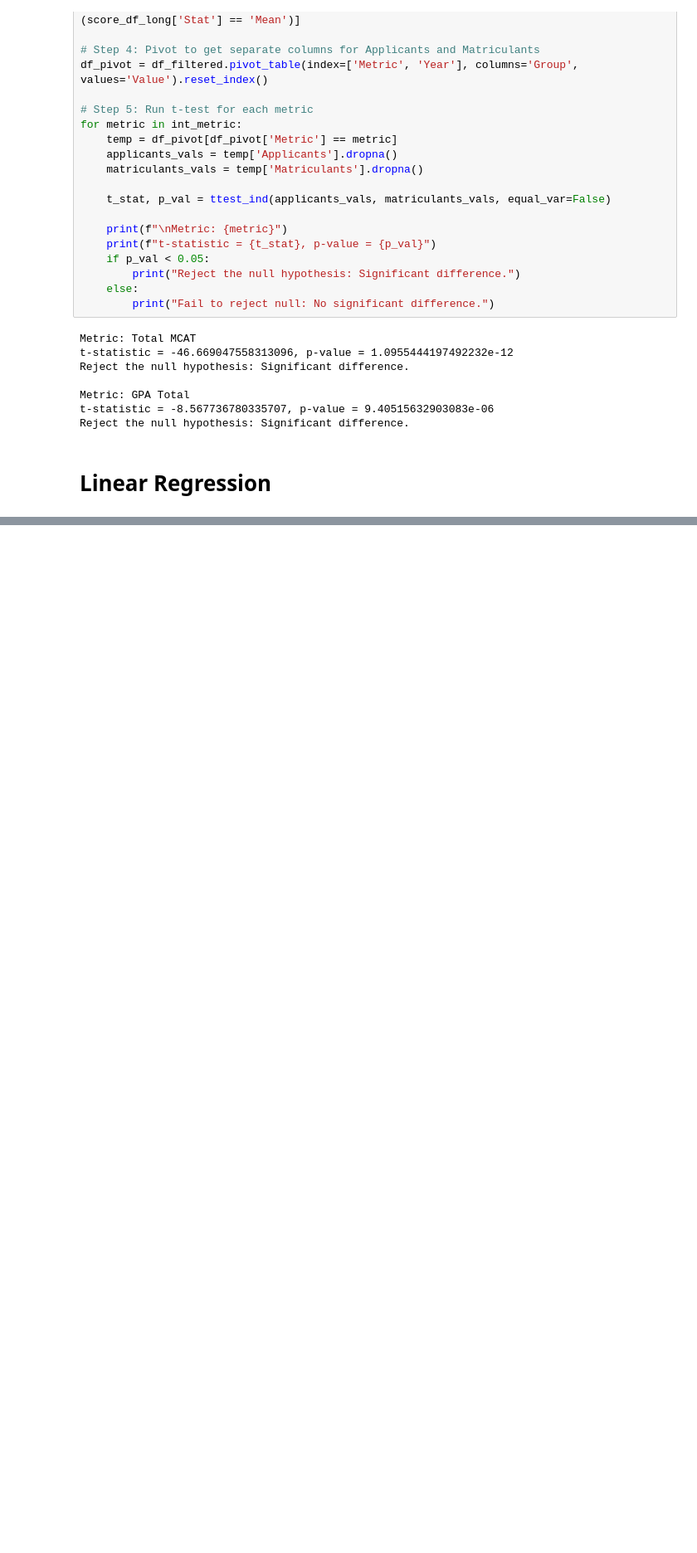
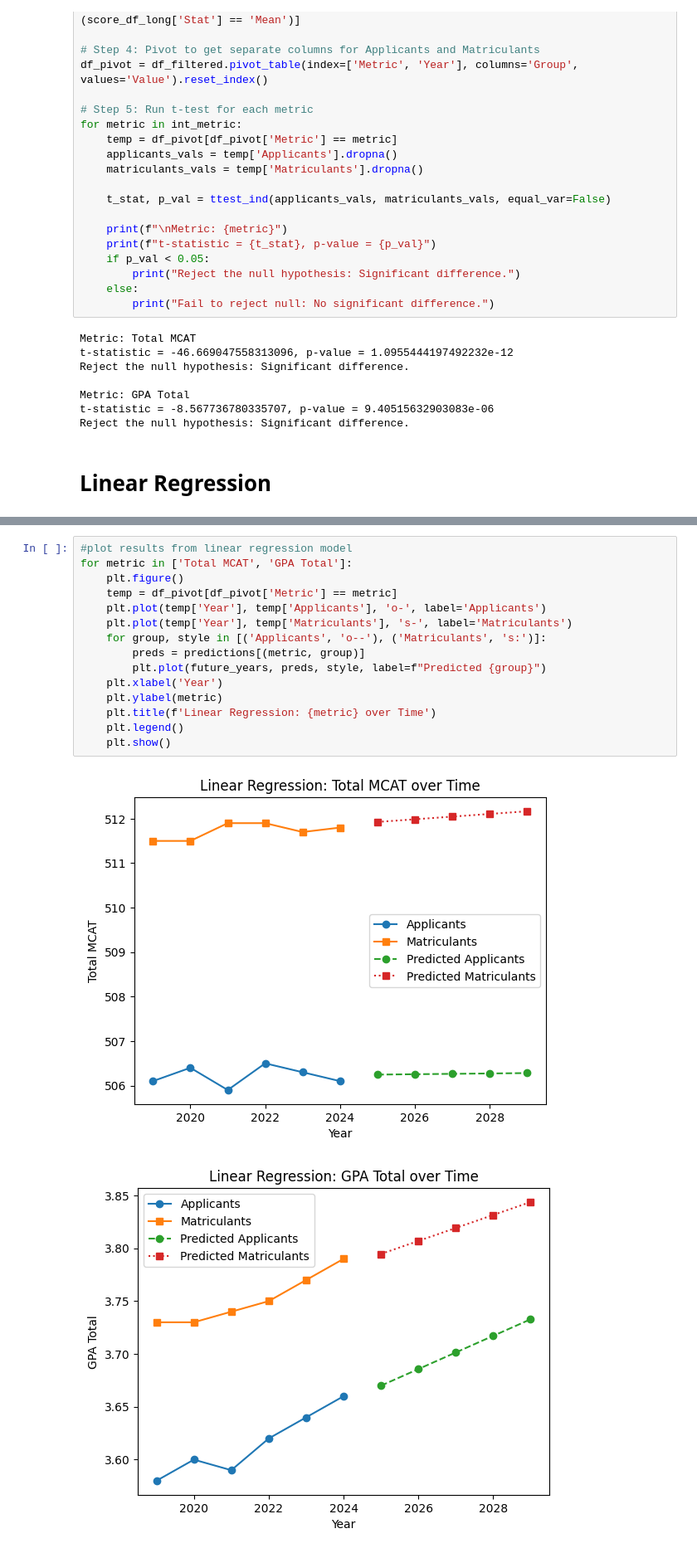
Before and after one commit to Blessing526/Med-School-Acceptances, a Jupyter notebook: Week_3_DSRP_Project_Set_Up.ipynb, the cells around one changed output, grey strips where cells are left out. Shown at 83% size. Cells and saved outputs as stored; diff of their text form; blank space fills up the shorter version.

```diff
--- a/Week_3_DSRP_Project_Set_Up.ipynb
+++ b/Week_3_DSRP_Project_Set_Up.ipynb
@@ -392,0 +444,18 @@ Reject the null hypothesis: Significant difference.
+# %%
+#plot results from linear regression model
+for metric in ['Total MCAT', 'GPA Total']:
+    plt.figure()
+    temp = df_pivot[df_pivot['Metric'] == metric]
+    plt.plot(temp['Year'], temp['Applicants'], 'o-', label='Applicants')
+    plt.plot(temp['Year'], temp['Matriculants'], 's-', label='Matriculants')
+    for group, style in [('Applicants', 'o--'), ('Matriculants', 's:')]:
+        preds = predictions[(metric, group)]
+        plt.plot(future_years, preds, style, label=f"Predicted {group}")
+    plt.xlabel('Year')
+    plt.ylabel(metric)
+    plt.title(f'Linear Regression: {metric} over Time')
+    plt.legend()
+    plt.show()
+# %% [output]
+[figure, added]
+[figure, added]
```
Also changed, not shown: parts of 3 cells of this notebook.
